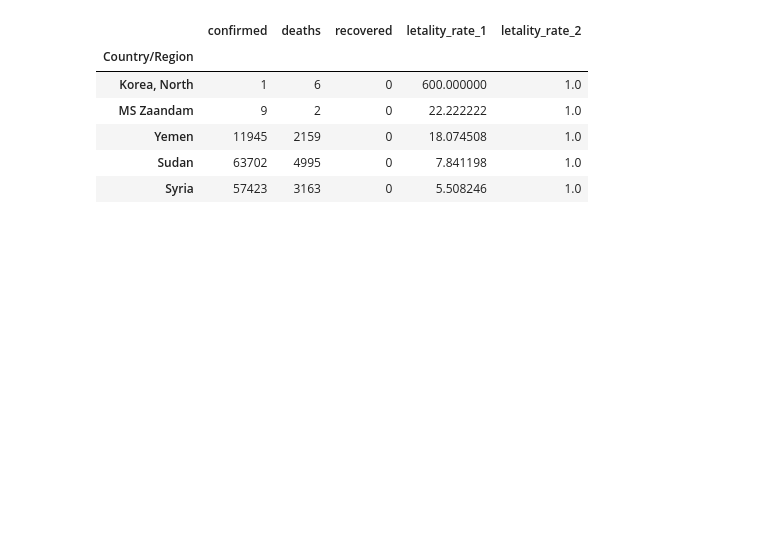
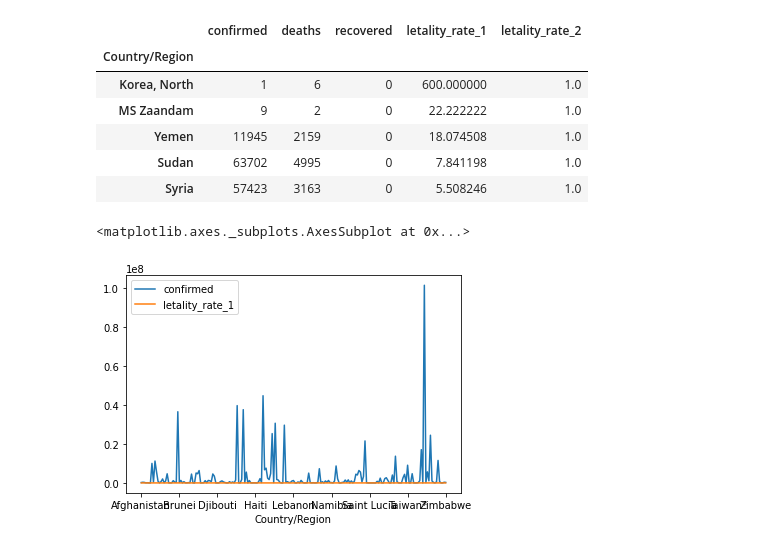
Before and after one commit to muriloWeber/dataScienceAlura, a Jupyter notebook: dataScienceAnalisesParaSaudeEMedicina/Data_Science_e_Saude.ipynb, the cells around one changed output. Cells and saved outputs as stored; diff of their text form; code cells hidden in the pictures; blank space fills up the shorter version.

```diff
--- a/dataScienceAnalisesParaSaudeEMedicina/Data_Science_e_Saude.ipynb
+++ b/dataScienceAnalisesParaSaudeEMedicina/Data_Science_e_Saude.ipynb
@@ -368,3 +372,10 @@ combined.sort_values('letality_rate_1', ascending = False).head()
 | Yemen | 11945 | 2159 | 0 | 18.074508 | 1.0 |
 | Sudan | 63702 | 4995 | 0 | 7.841198 | 1.0 |
 | Syria | 57423 | 3163 | 0 | 5.508246 | 1.0 |
+# %%
+# visualização horrenda
+
+combined[['confirmed', 'letality_rate_1']].plot()
+# %% [output]
+<matplotlib.axes._subplots.AxesSubplot at 0x...>
+[figure, added]
```
Also changed, not shown: parts of 21 cells of this notebook.
